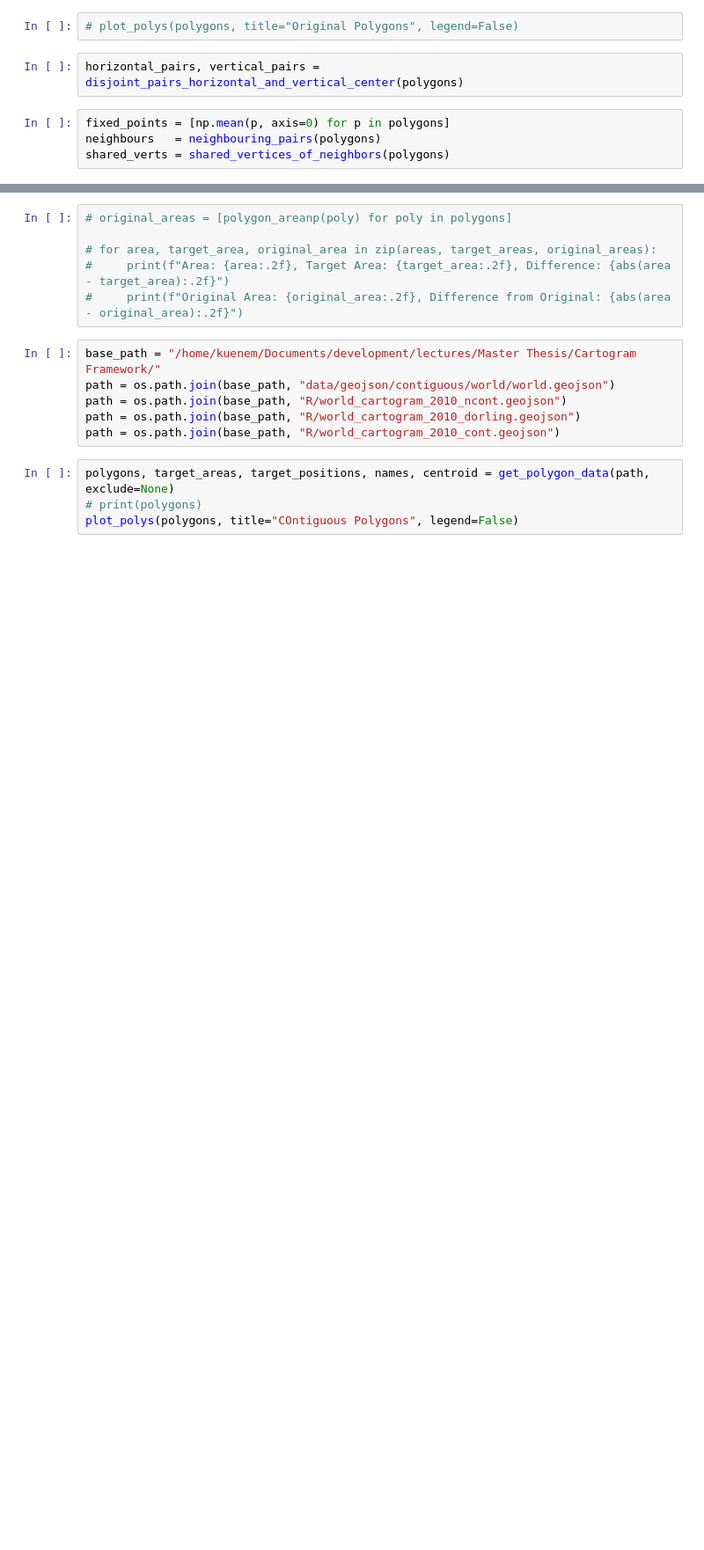
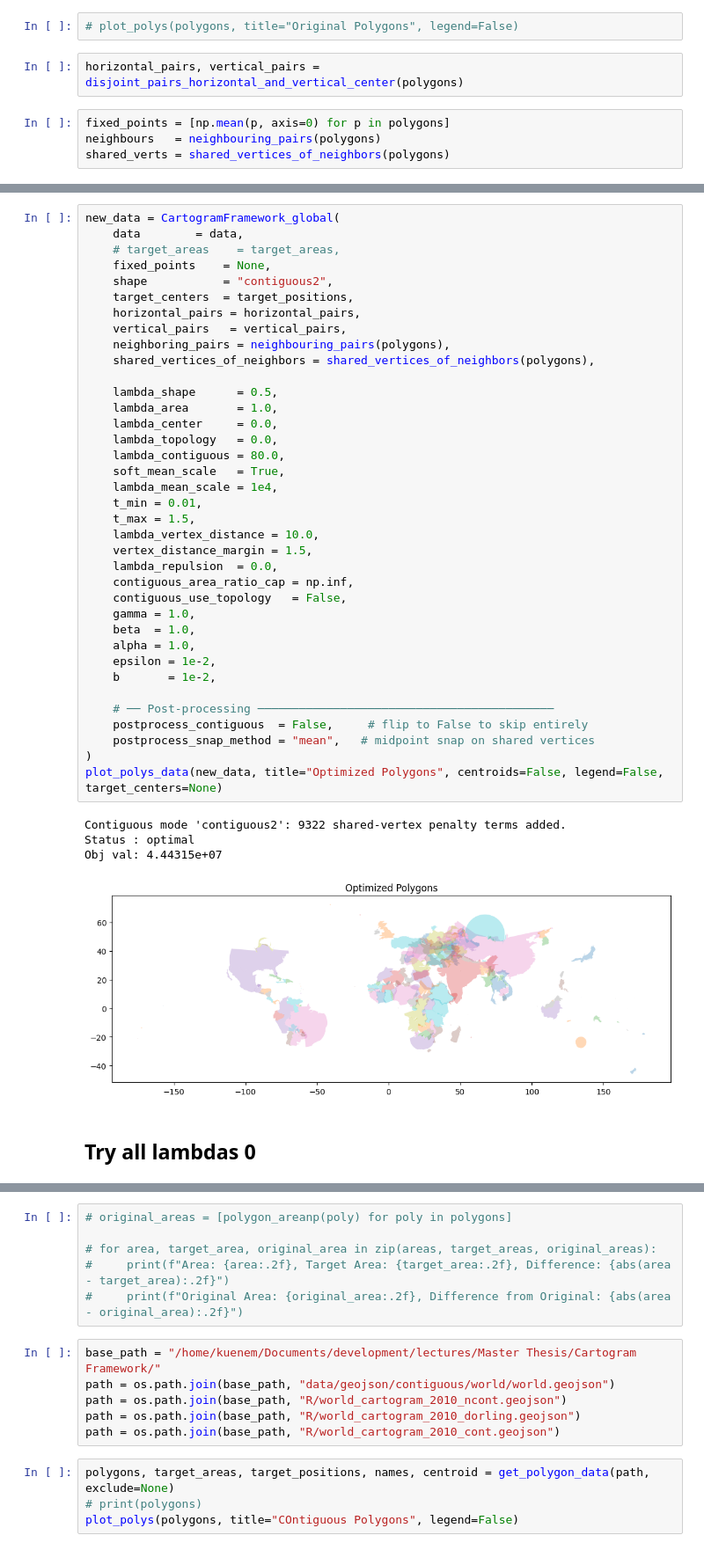
Before and after one commit to kuenem/Cartogram-Framework, a Jupyter notebook: Cartogram Framework/notebooks/exploration.ipynb, the cells around one changed output, grey strips where cells are left out. Shown at 88% size. Saved outputs shown, nothing was run; the diff lists cells and outputs as text; blank space fills up the shorter version.

```diff
--- a/Cartogram Framework/notebooks/exploration.ipynb
+++ b/Cartogram Framework/notebooks/exploration.ipynb
@@ -448,0 +242,44 @@ Obj val: 1.76364e+07
+# %%
+new_data = CartogramFramework_global(
+    data        = data,
+    # target_areas    = target_areas,
+    fixed_points    = None,
+    shape           = "contiguous2",
+    target_centers  = target_positions,
+    horizontal_pairs = horizontal_pairs,
+    vertical_pairs   = vertical_pairs,
+    neighboring_pairs = neighbouring_pairs(polygons),
+    shared_vertices_of_neighbors = shared_vertices_of_neighbors(polygons),
+
+    lambda_shape      = 0.5,
+    lambda_area       = 1.0,
+    lambda_center     = 0.0,
+    lambda_topology   = 0.0,
+    lambda_contiguous = 80.0,
+    soft_mean_scale   = True,
+    lambda_mean_scale = 1e4,
+    t_min = 0.01,
+    t_max = 1.5,
+    lambda_vertex_distance = 10.0,
+    vertex_distance_margin = 1.5,
+    lambda_repulsion  = 0.0,
+    contiguous_area_ratio_cap = np.inf,
+    contiguous_use_topology   = False,
+    gamma = 1.0,
+    beta  = 1.0,
+    alpha = 1.0,
+    epsilon = 1e-2,
+    b       = 1e-2,
+
+    # ── Post-processing ───────────────────────────────────────────
+    postprocess_contiguous  = False,     # flip to False to skip entirely
+    postprocess_snap_method = "mean",   # midpoint snap on shared vertices
+)
+plot_polys_data(new_data, title="Optimized Polygons", centroids=False, legend=False, target_centers=None)
+# %% [output]
+Contiguous mode 'contiguous2': 9322 shared-vertex penalty terms added.
+Status : optimal
+Obj val: 4.44315e+07
+[figure, added]
+# %% [markdown]
+## Try all lambdas 0
```
Also changed, not shown: parts of 31 cells of this notebook, 20 other files.
